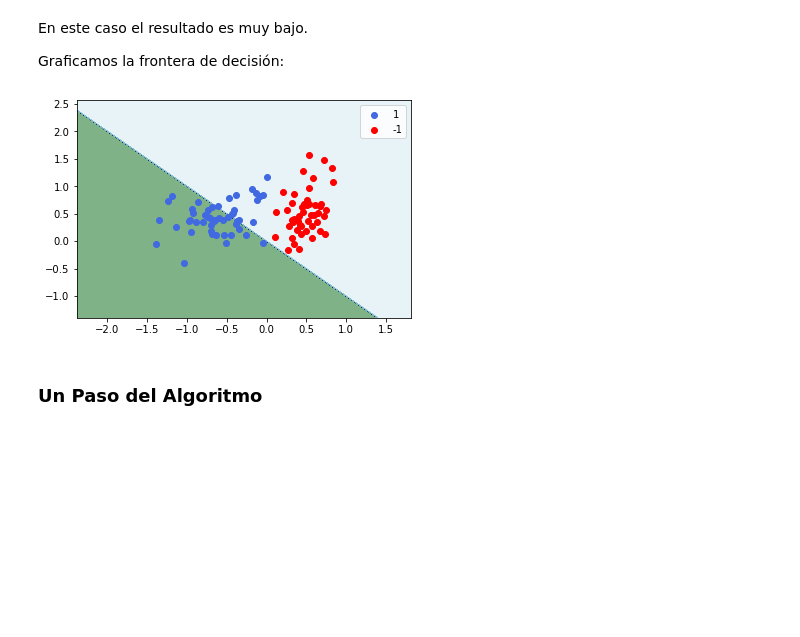
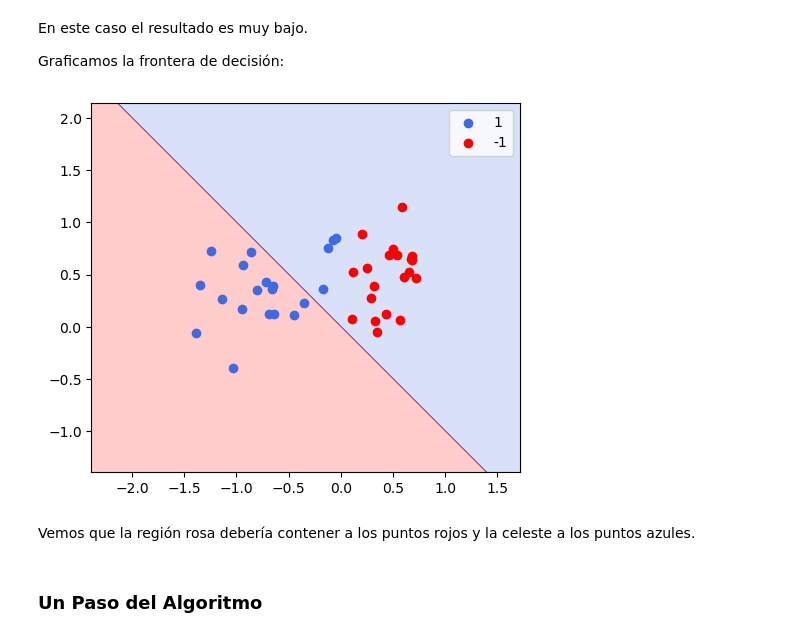
Before and after one commit to DiploDatos/IntroduccionAprendizajeAutomatico, a Jupyter notebook: 02 Perceptron.ipynb, the cells around one changed output. Drawn from its saved outputs; the diff is of its cells as text; code cells hidden in the pictures; blank space fills up the shorter version.

```diff
--- a/02 Perceptron.ipynb
+++ b/02 Perceptron.ipynb
@@ -106,14 +106,16 @@ Graficamos la frontera de decisión:
 # %%
 from utils import plot_decision_boundary
 
 def predfun(x):
     return predict(x, w)
 
 plot_decision_boundary(predfun,
-                       X,
-                       y_true)
+                       X_val,
+                       y_val)
 # %% [output]
-[figure, old version]
+[figure, new version]
+# %% [markdown]
+Vemos que la región rosa debería contener a los puntos rojos y la celeste a los puntos azules.
 # %% [markdown]
 ### Un Paso del Algoritmo
 # %% [markdown]
```
Also changed, not shown: parts of 4 cells of this notebook.
